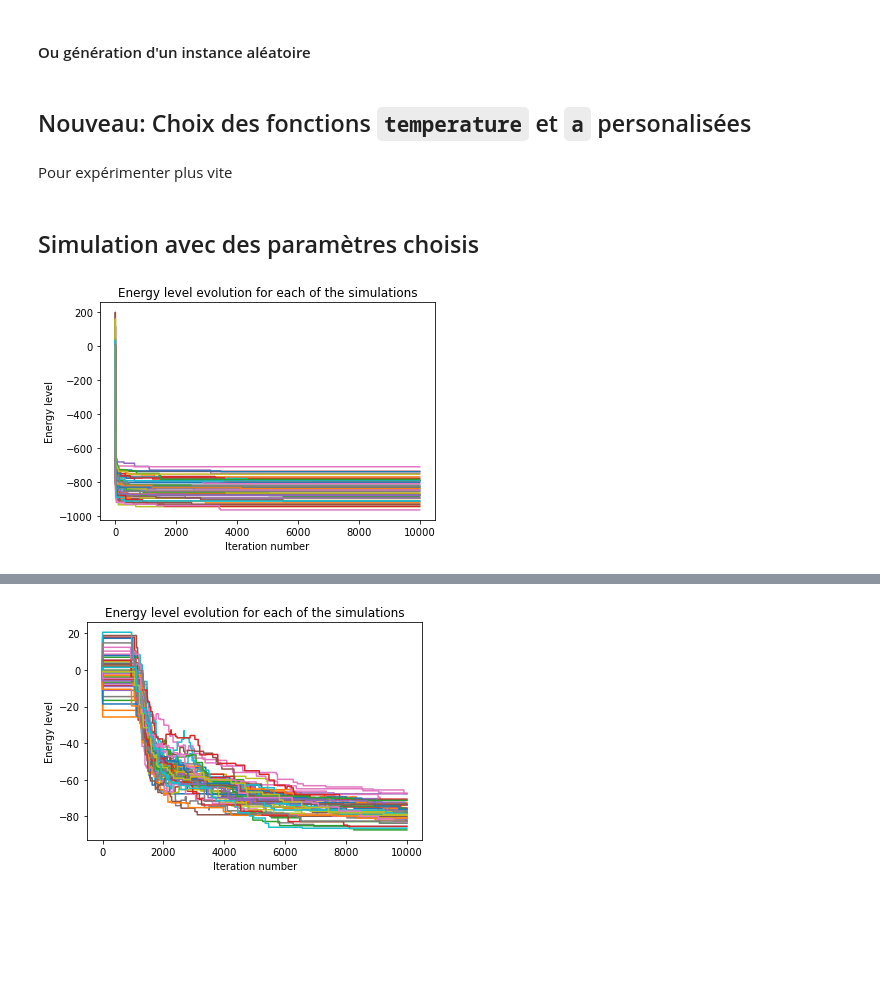
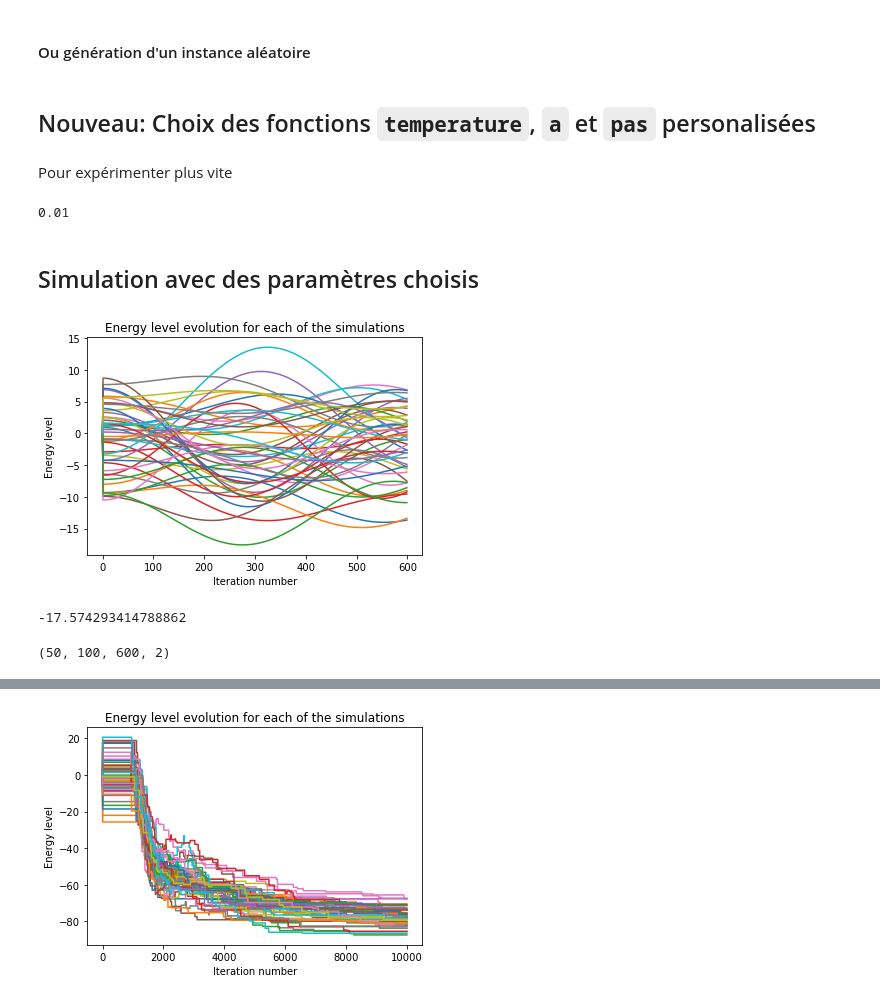
Before and after one commit to NESRINE202/SB_Algorithm_applications, a Jupyter notebook: example_notebook.ipynb, the cells around one changed output, grey strips where cells are left out. Drawn from its saved outputs; the diff is of its cells as text; code cells hidden in the pictures; blank space fills up the shorter version.

```diff
--- a/example_notebook.ipynb
+++ b/example_notebook.ipynb
@@ -18,16 +18,20 @@ J, H = npp_to_ising(weights=weights)
 # %%
 instance_size = 100
 J, H = instance_genrerantion.generate_instance(size=instance_size)
+H = -1*J[1, :]
+J = np.zeros(J.shape)
 # %% [markdown]
-## Nouveau: Choix des fonctions `temperature` et `a` personalisées
+## Nouveau: Choix des fonctions `temperature`, `a` et `pas` personalisées
 # %% [markdown]
 Pour expérimenter plus vite
 # %%
-def a(self, t):
+def temperature(self, t):
+    tau = n_itterations/1
+    # temp = 10*(1-np.exp(-1/tau*(t-1)))
+    temp = 0.1*np.log(100*t)
     return 0
-
-def temperature(self, t):
-    return 0
+    # r = np.random.randint(0, 2)*2-1
+    # return temp
 
 n_itterations=600
 
@@ -40,14 +44,24 @@ def a(self, t):
         return 0.2
 
 def step_func(self, t):
-    # return np.exp(-0.0004605170185988091*(t-1))
+    # return 1.01-np.exp(-0.01*(t-1))
     # return 1/t
     return 0.01
+# %%
+step_func(1, 41)
+# %% [output]
+0.01
 # %% [markdown]
 ## Simulation avec des paramètres choisis
 # %%
 J2 = J * 1
-states, energies, path = computing.compute_single_instance(instance_size=instance_size, step=step_func, n_itterations=10000, n_cond_init=50, J=J2, H=H, savetofile=False, temperature=temperature, a=a)
+states, energies, path = computing.compute_single_instance(instance_size=instance_size, step=step_func, n_itterations=n_itterations, n_cond_init=50, J=J2, H=H, savetofile=False, temperature=temperature, a=a)
 results_annalysis.plot_energies_evolution(energies)
+results_annalysis.extract_full_solution(states, energies)[0]
 # %% [output]
-[figure, old version]
+[figure, new version]
+-17.574293414788862
+# %%
+states.shape
+# %% [output]
+(50, 100, 600, 2)
```
Also changed, not shown: parts of 2 cells of this notebook, 2 other files.
